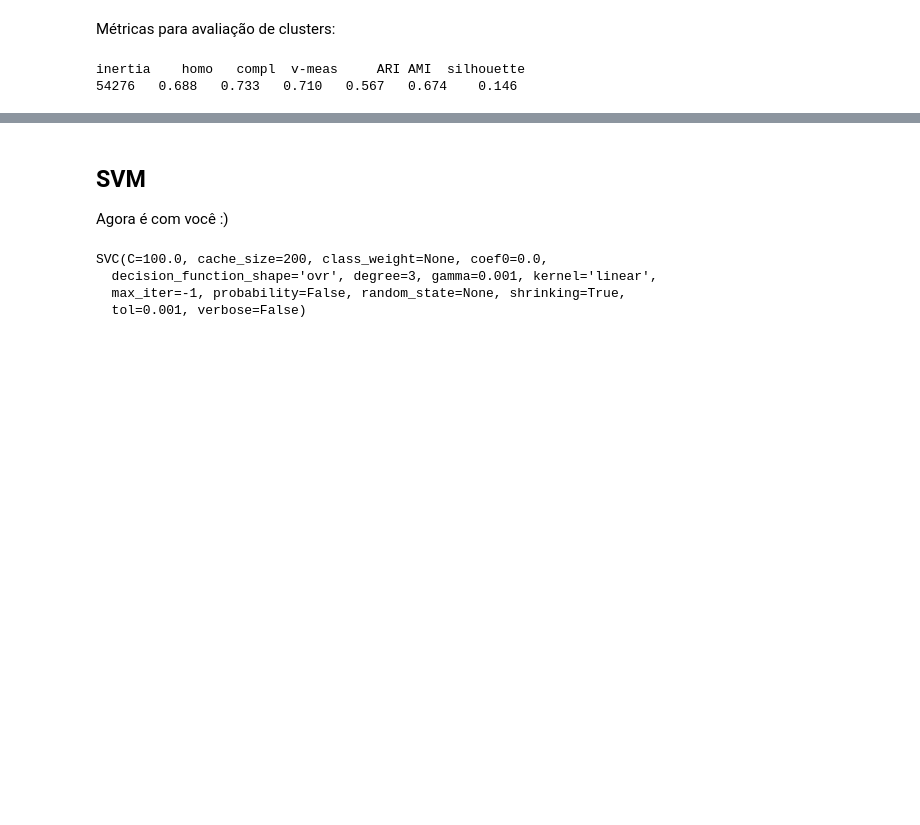
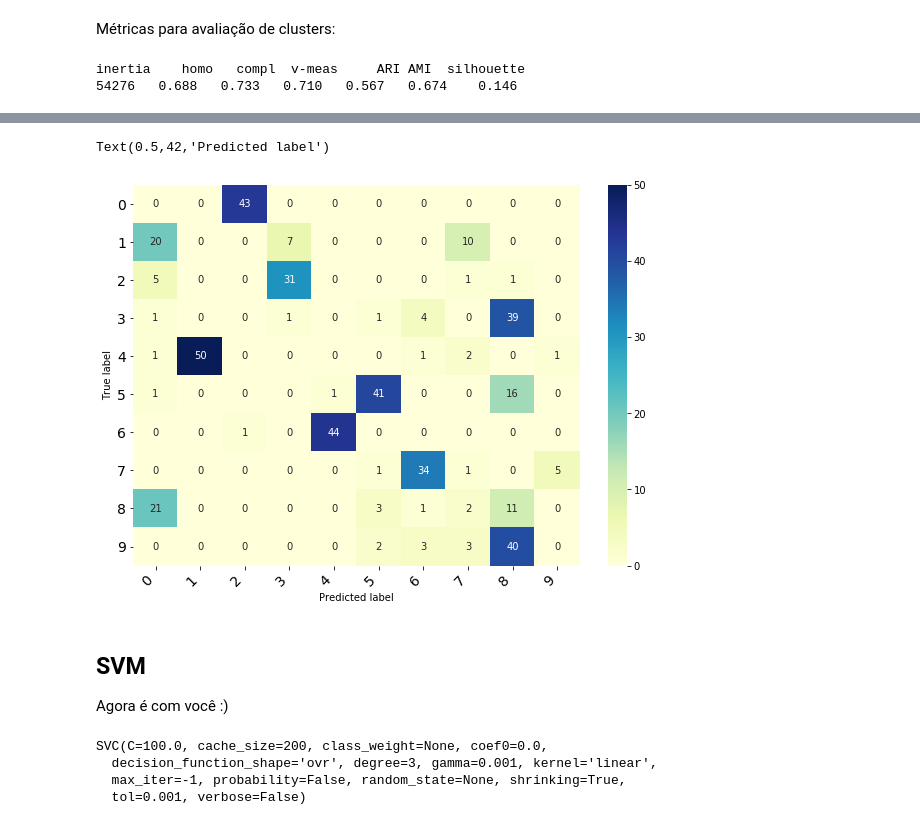
Before and after one commit to IsraelFernando/ml-notebooks, a Jupyter notebook: ml/1.2-ml-classificacao-mnist.ipynb, the cells around one changed output, grey strips where cells are left out. Drawn from its saved outputs; the diff is of its cells as text; code cells hidden in the pictures; blank space fills up the shorter version.

Commit message:
Atualiza notebook digits. Adiciona matriz de confusão

```diff
--- a/ml/1.2-ml-classificacao-mnist.ipynb
+++ b/ml/1.2-ml-classificacao-mnist.ipynb
@@ -340,0 +358,3 @@ inertia    homo   compl  v-meas     ARI AMI  silhouette
+# %%
+confusion_mat = metrics.confusion_matrix(y_test, y_pred)
+print(confusion_mat)
@@ -341,3 +372,17 @@ inertia    homo   compl  v-meas     ARI AMI  silhouette
+# %%
+df_cm = pd.DataFrame(confusion_mat, index=digits.target_names, columns=digits.target_names)
+fig = plt.figure(figsize=(10,7))
+try:
+    heatmap = sns.heatmap(df_cm, annot=True, fmt="d", cmap="YlGnBu")
+except ValueError:
+    raise ValueError("Confusion matrix values must be integers.")
+heatmap.yaxis.set_ticklabels(heatmap.yaxis.get_ticklabels(), rotation=0, ha='right', fontsize=14)
+heatmap.xaxis.set_ticklabels(heatmap.xaxis.get_ticklabels(), rotation=45, ha='right', fontsize=14)
+plt.ylabel('True label')
+plt.xlabel('Predicted label')
+# %% [output]
+Text(0.5,42,'Predicted label')
+[figure, added]
 # %% [markdown]
 ## SVM
 
```
Also changed, not shown: parts of 14 cells of this notebook.
